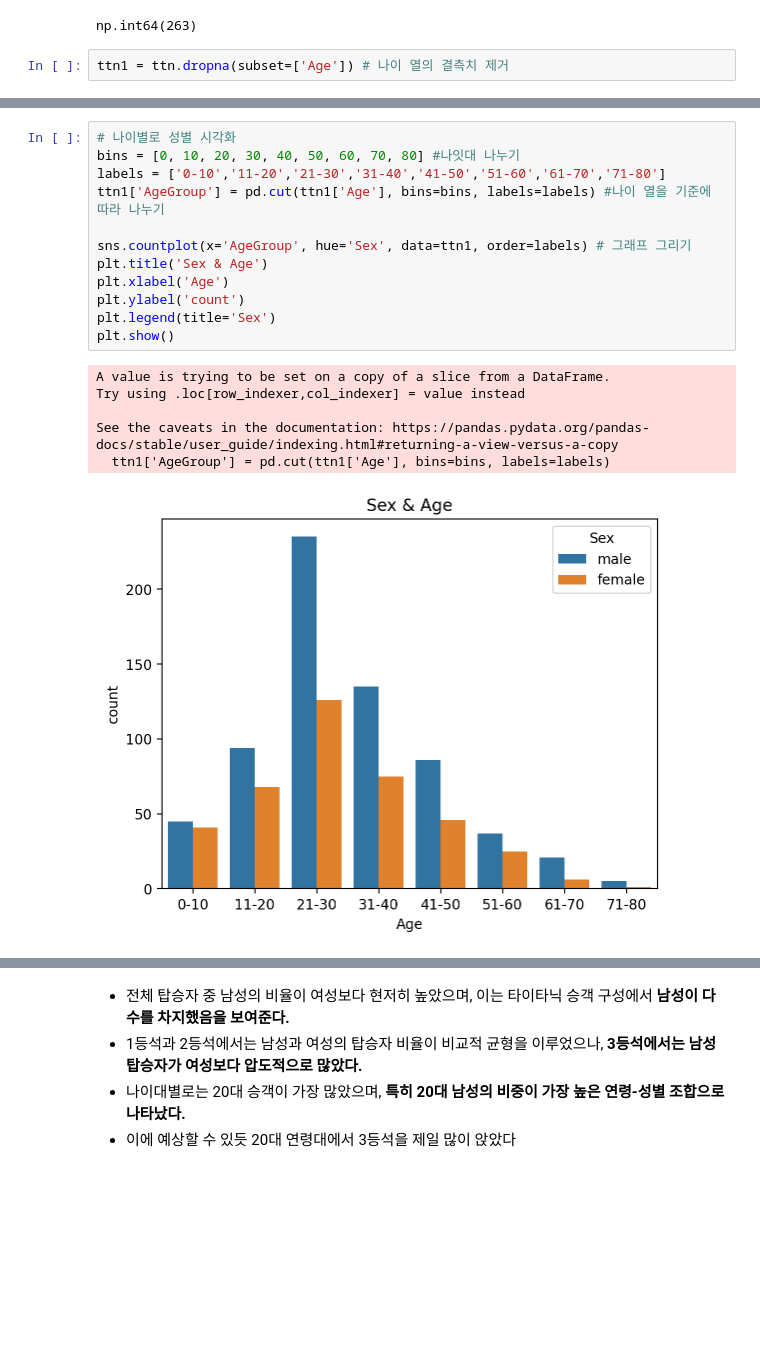
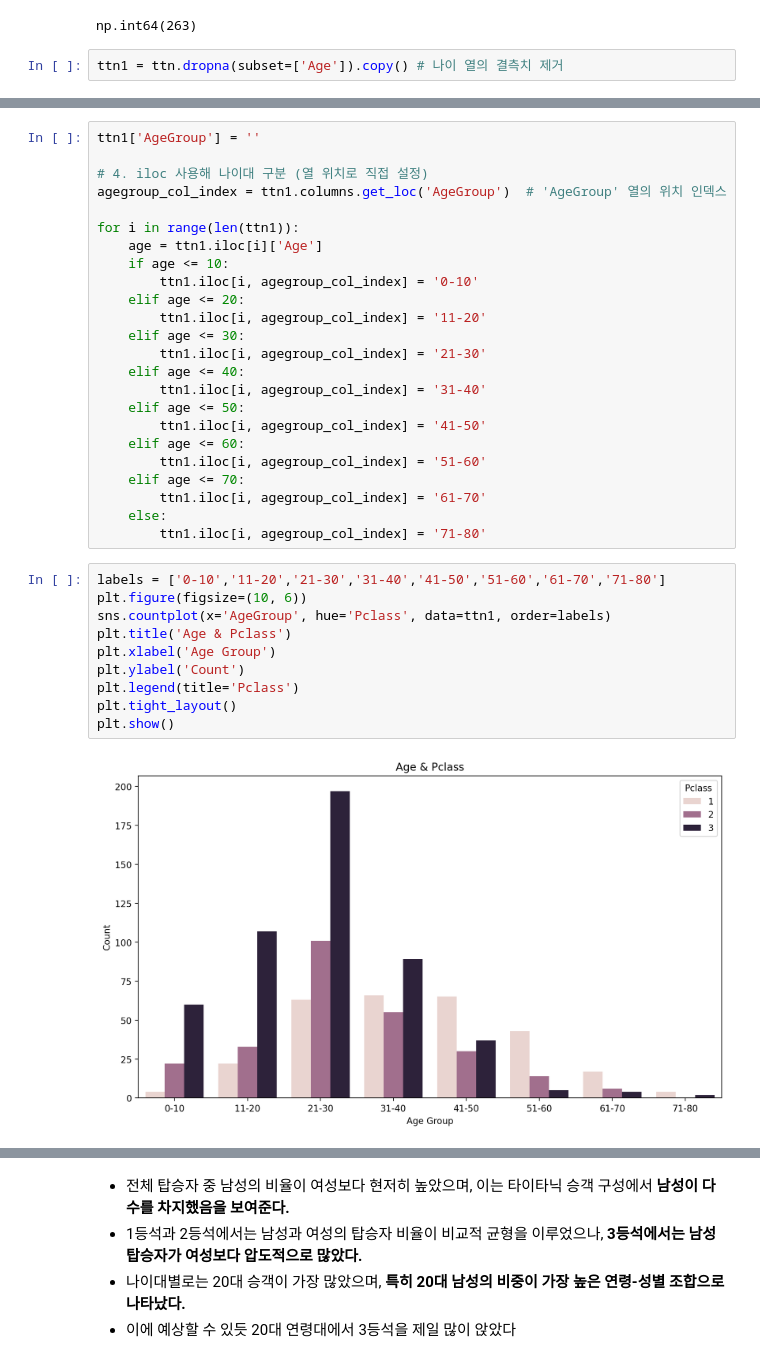
Before and after one commit to jinsumin81/BD-team, a Jupyter notebook: 타이타닉분석.ipynb, the cells around one changed output, grey strips where cells are left out. Saved outputs shown, nothing was run; the diff lists cells and outputs as text; blank space fills up the shorter version.

```diff
--- a/타이타닉분석.ipynb
+++ b/타이타닉분석.ipynb
@@ -100,4 +96,4 @@ ttn['Age'].isnull().sum() # 나이열의 결측치 수
 # %% [output]
 np.int64(263)
 # %%
-ttn1 = ttn.dropna(subset=['Age']) # 나이 열의 결측치 제거
+ttn1 = ttn.dropna(subset=['Age']).copy() # 나이 열의 결측치 제거
@@ -104,19 +111,36 @@ ttn1 = ttn.dropna(subset=['Age']) # 나이 열의 결측치 제거
+# %%
+ttn1['AgeGroup'] = ''
+
+# 4. iloc 사용해 나이대 구분 (열 위치로 직접 설정)
+agegroup_col_index = ttn1.columns.get_loc('AgeGroup')  # 'AgeGroup' 열의 위치 인덱스
+
+for i in range(len(ttn1)):
+    age = ttn1.iloc[i]['Age']
+    if age <= 10:
+        ttn1.iloc[i, agegroup_col_index] = '0-10'
+    elif age <= 20:
+        ttn1.iloc[i, agegroup_col_index] = '11-20'
+    elif age <= 30:
+        ttn1.iloc[i, agegroup_col_index] = '21-30'
+    elif age <= 40:
+        ttn1.iloc[i, agegroup_col_index] = '31-40'
+    elif age <= 50:
+        ttn1.iloc[i, agegroup_col_index] = '41-50'
+    elif age <= 60:
+        ttn1.iloc[i, agegroup_col_index] = '51-60'
+    elif age <= 70:
+        ttn1.iloc[i, agegroup_col_index] = '61-70'
+    else:
+        ttn1.iloc[i, agegroup_col_index] = '71-80'
 # %%
-# 나이별로 성별 시각화
-bins = [0, 10, 20, 30, 40, 50, 60, 70, 80] #나잇대 나누기
 labels = ['0-10','11-20','21-30','31-40','41-50','51-60','61-70','71-80']
-ttn1['AgeGroup'] = pd.cut(ttn1['Age'], bins=bins, labels=labels) #나이 열을 기준에 따라 나누기
-
-sns.countplot(x='AgeGroup', hue='Sex', data=ttn1, order=labels) # 그래프 그리기
-plt.title('Sex & Age')
-plt.xlabel('Age')
-plt.ylabel('count')
-plt.legend(title='Sex')
+plt.figure(figsize=(10, 6))
+sns.countplot(x='AgeGroup', hue='Pclass', data=ttn1, order=labels)
+plt.title('Age & Pclass')
+plt.xlabel('Age Group')
+plt.ylabel('Count')
+plt.legend(title='Pclass')
+plt.tight_layout()
 plt.show()
 # %% [output]
-A value is trying to be set on a copy of a slice from a DataFrame.
-Try using .loc[row_indexer,col_indexer] = value instead
-
-See the caveats in the documentation: https://pandas.pydata.org/pandas-docs/stable/user_guide/indexing.html#returning-a-view-versus-a-copy
-  ttn1['AgeGroup'] = pd.cut(ttn1['Age'], bins=bins, labels=labels)
-[figure, old version]
+[figure, new version]
```
Also changed, not shown: parts of 5 cells of this notebook.
